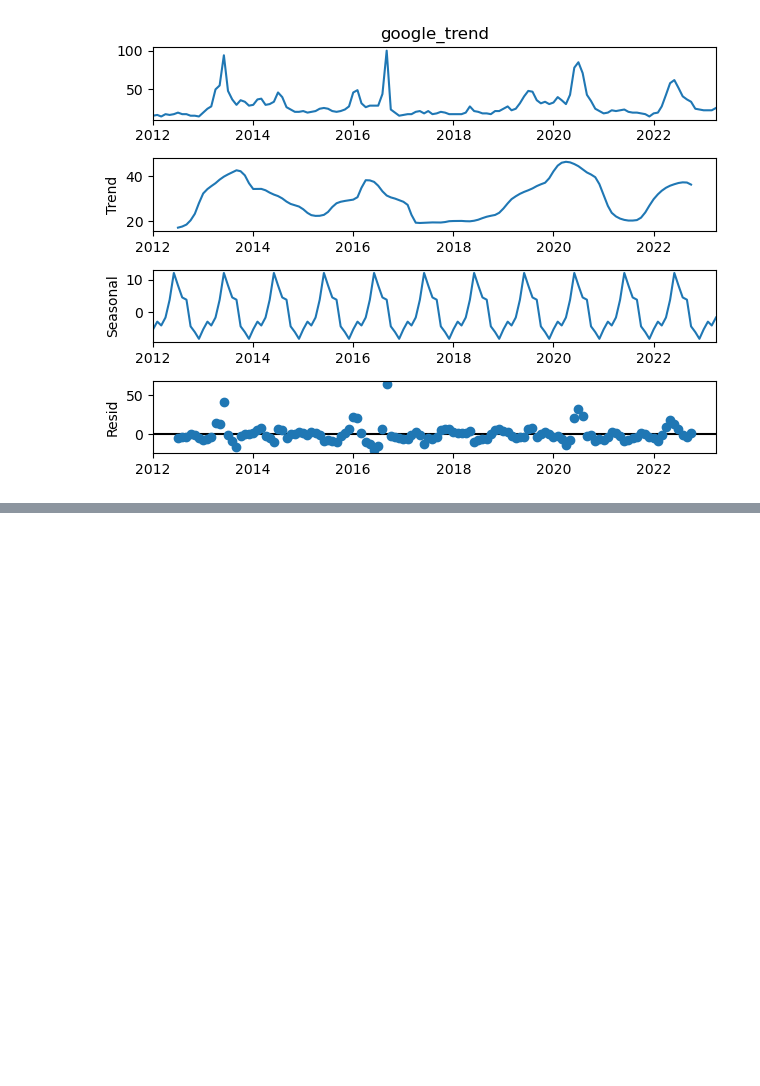
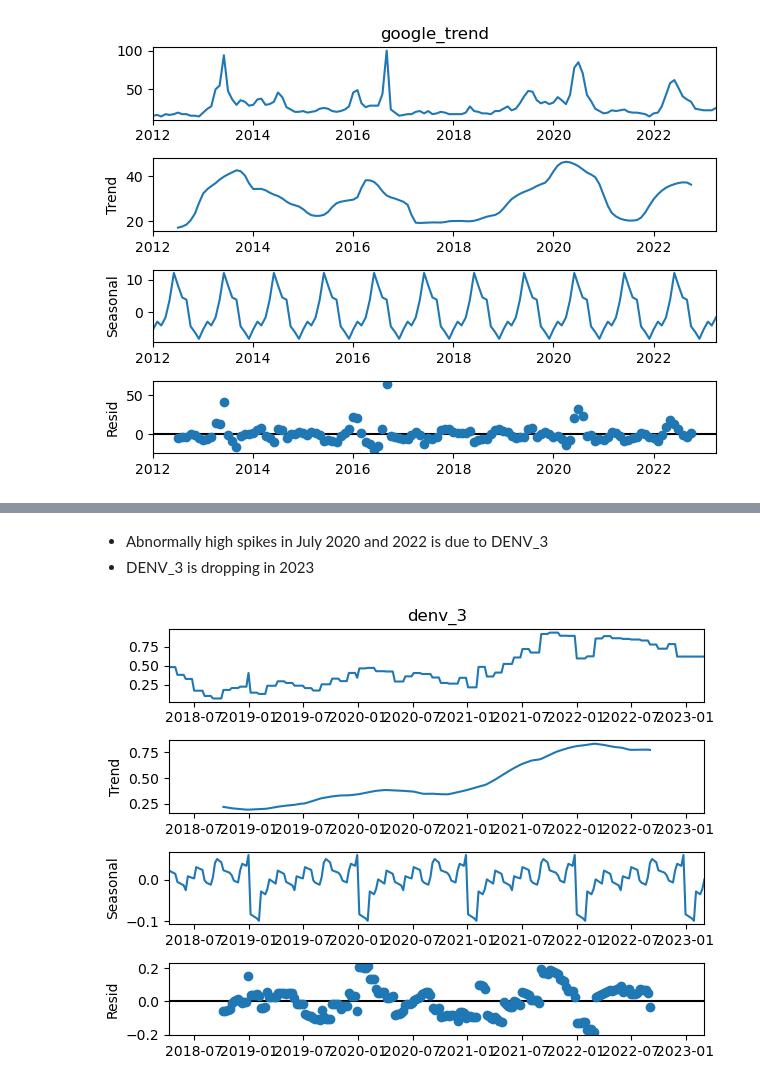
Before and after one commit to sherenaLIM/Predictive-Model-for-Dengue-Forked, a Jupyter notebook: code/EDA_Serology_GoogleTrends.ipynb, the cells around one changed output, grey strips where cells are left out. Drawn from its saved outputs; the diff is of its cells as text; code cells hidden in the pictures; blank space fills up the shorter version.

```diff
--- a/code/EDA_Serology_GoogleTrends.ipynb
+++ b/code/EDA_Serology_GoogleTrends.ipynb
@@ -166,0 +183,9 @@ plt.show()
+# %% [markdown]
+* Abnormally high spikes in July 2020 and 2022 is due to DENV_3
+* DENV_3 is dropping in 2023
+# %%
+result = seasonal_decompose(df.denv_3, model='additive')
+result.plot()
+plt.show()
+# %% [output]
+[figure, added]
```
Also changed, not shown: parts of 6 cells of this notebook.
